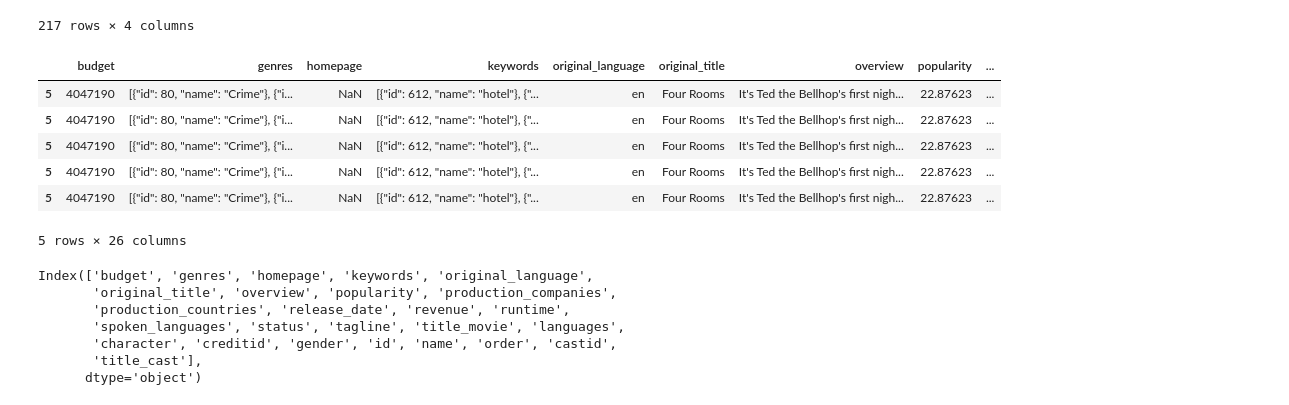
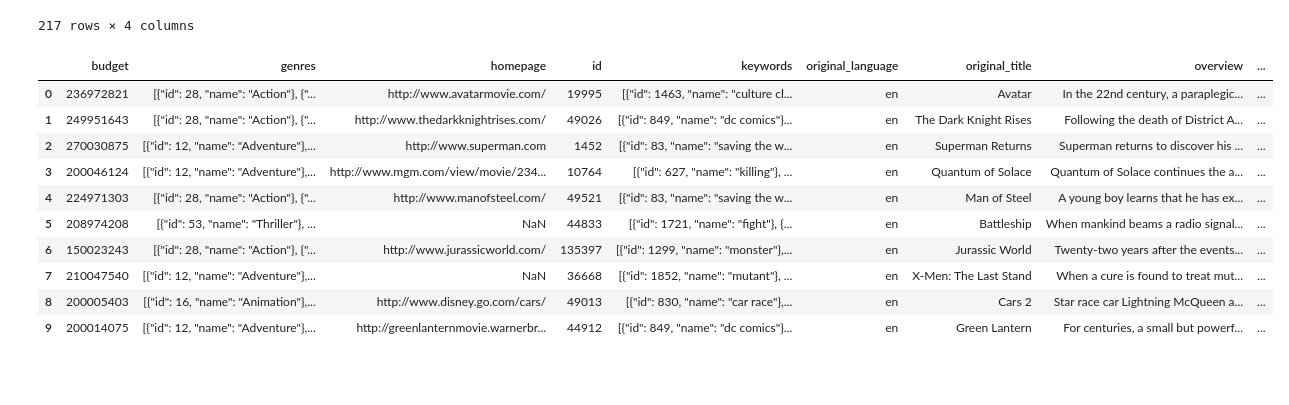
Before and after one commit to LuisaIb/Apache-Spark-Movie, a Jupyter notebook: movie.ipynb, the cells around one changed output. Saved outputs shown, nothing was run; the diff lists cells and outputs as text; code cells hidden in the pictures; blank space fills up the shorter version.

```diff
--- a/movie.ipynb
+++ b/movie.ipynb
@@ -121,27 +136,3 @@ languages
 | 215 | 8416.0 | The Conformist | la | Latin |
 | 216 | 14757.0 | Osama | ps | u067eu069au062au0648 |
 217 rows × 4 columns
-# %%
-joined = movie.set_index('id').join(cast.set_index('movie_id'), lsuffix='_movie', rsuffix='_cast')
-joined.head()
-# hinzufügen neuer Column, um Median der Recommendations auszurechnen
-# und count of recommendations > 9
-# production budget pro movie genre ausrechnen
-# %% [output]
-|  | budget | genres | homepage | keywords | original_language | original_title | overview | popularity | ... |
-| 5 | 4047190 | [{"id": 80, "name": "Crime"}, {"i... | NaN | [{"id": 612, "name": "hotel"}, {"... | en | Four Rooms | It's Ted the Bellhop's first nigh... | 22.87623 | ... |
-| 5 | 4047190 | [{"id": 80, "name": "Crime"}, {"i... | NaN | [{"id": 612, "name": "hotel"}, {"... | en | Four Rooms | It's Ted the Bellhop's first nigh... | 22.87623 | ... |
-| 5 | 4047190 | [{"id": 80, "name": "Crime"}, {"i... | NaN | [{"id": 612, "name": "hotel"}, {"... | en | Four Rooms | It's Ted the Bellhop's first nigh... | 22.87623 | ... |
-| 5 | 4047190 | [{"id": 80, "name": "Crime"}, {"i... | NaN | [{"id": 612, "name": "hotel"}, {"... | en | Four Rooms | It's Ted the Bellhop's first nigh... | 22.87623 | ... |
-| 5 | 4047190 | [{"id": 80, "name": "Crime"}, {"i... | NaN | [{"id": 612, "name": "hotel"}, {"... | en | Four Rooms | It's Ted the Bellhop's first nigh... | 22.87623 | ... |
-5 rows × 26 columns
-# %%
-joined.columns
-# %% [output]
-Index(['budget', 'genres', 'homepage', 'keywords', 'original_language',
-       'original_title', 'overview', 'popularity', 'production_companies',
-       'production_countries', 'release_date', 'revenue', 'runtime',
-       'spoken_languages', 'status', 'tagline', 'title_movie', 'languages',
-       'character', 'creditid', 'gender', 'id', 'name', 'order', 'castid',
-       'title_cast'],
-      dtype='object')
@@ -149,0 +139,19 @@ genre['median_rating'] = genre.groupby('name')[''].median()
+# %%
+joined = pd.merge(movie, genre, left_on="id", right_on="movie_id")
+joined=joined.drop('movie_id', axis=1)
+joined=joined.drop('title_y', axis=1)
+joined=joined.drop('id_y', axis=1)
+joined = joined.rename(columns={'title_x': 'title', 'id_x': 'id'})
+joined.head(10)
+# %% [output]
+|  | budget | genres | homepage | id | keywords | original_language | original_title | overview | ... |
+| 0 | 236972821 | [{"id": 28, "name": "Action"}, {"... | http://www.avatarmovie.com/ | 19995 | [{"id": 1463, "name": "culture cl... | en | Avatar | In the 22nd century, a paraplegic... | ... |
+| 1 | 249951643 | [{"id": 28, "name": "Action"}, {"... | http://www.thedarkknightrises.com/ | 49026 | [{"id": 849, "name": "dc comics"}... | en | The Dark Knight Rises | Following the death of District A... | ... |
+| 2 | 270030875 | [{"id": 12, "name": "Adventure"},... | http://www.superman.com | 1452 | [{"id": 83, "name": "saving the w... | en | Superman Returns | Superman returns to discover his ... | ... |
+| 3 | 200046124 | [{"id": 12, "name": "Adventure"},... | http://www.mgm.com/view/movie/234... | 10764 | [{"id": 627, "name": "killing"}, ... | en | Quantum of Solace | Quantum of Solace continues the a... | ... |
+| 4 | 224971303 | [{"id": 28, "name": "Action"}, {"... | http://www.manofsteel.com/ | 49521 | [{"id": 83, "name": "saving the w... | en | Man of Steel | A young boy learns that he has ex... | ... |
+| 5 | 208974208 | [{"id": 53, "name": "Thriller"}, ... | NaN | 44833 | [{"id": 1721, "name": "fight"}, {... | en | Battleship | When mankind beams a radio signal... | ... |
+| 6 | 150023243 | [{"id": 28, "name": "Action"}, {"... | http://www.jurassicworld.com/ | 135397 | [{"id": 1299, "name": "monster"},... | en | Jurassic World | Twenty-two years after the events... | ... |
+| 7 | 210047540 | [{"id": 12, "name": "Adventure"},... | NaN | 36668 | [{"id": 1852, "name": "mutant"}, ... | en | X-Men: The Last Stand | When a cure is found to treat mut... | ... |
+| 8 | 200005403 | [{"id": 16, "name": "Animation"},... | http://www.disney.go.com/cars/ | 49013 | [{"id": 830, "name": "car race"},... | en | Cars 2 | Star race car Lightning McQueen a... | ... |
+| 9 | 200014075 | [{"id": 12, "name": "Adventure"},... | http://greenlanternmovie.warnerbr... | 44912 | [{"id": 849, "name": "dc comics"}... | en | Green Lantern | For centuries, a small but powerf... | ... |
```
Also changed, not shown: parts of 8 cells of this notebook.
